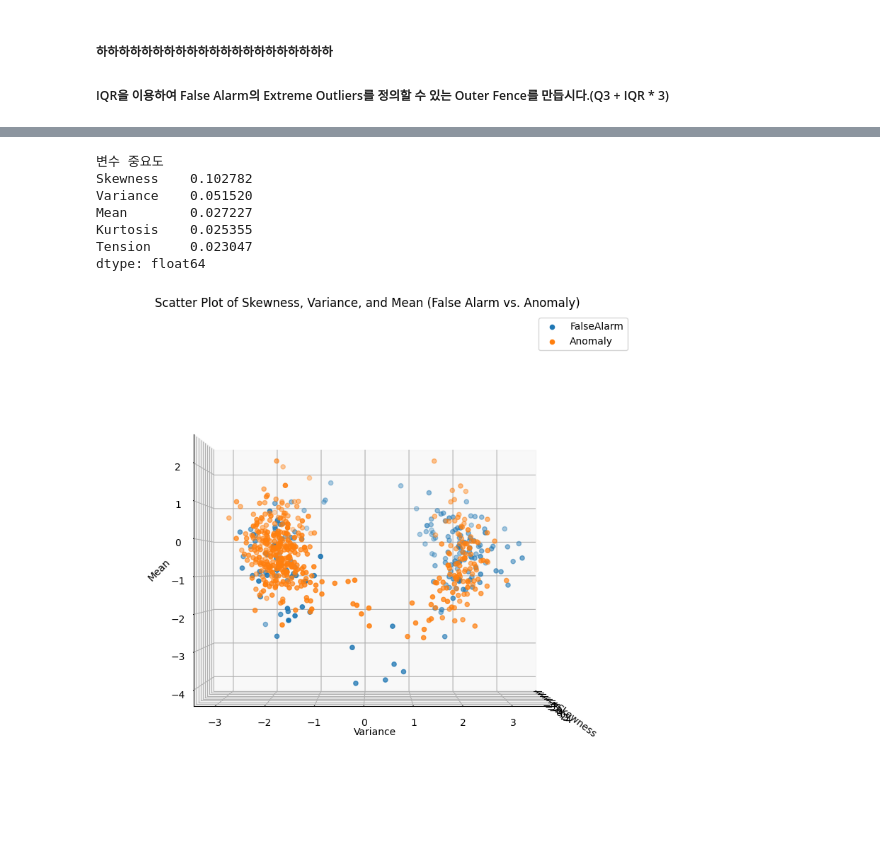
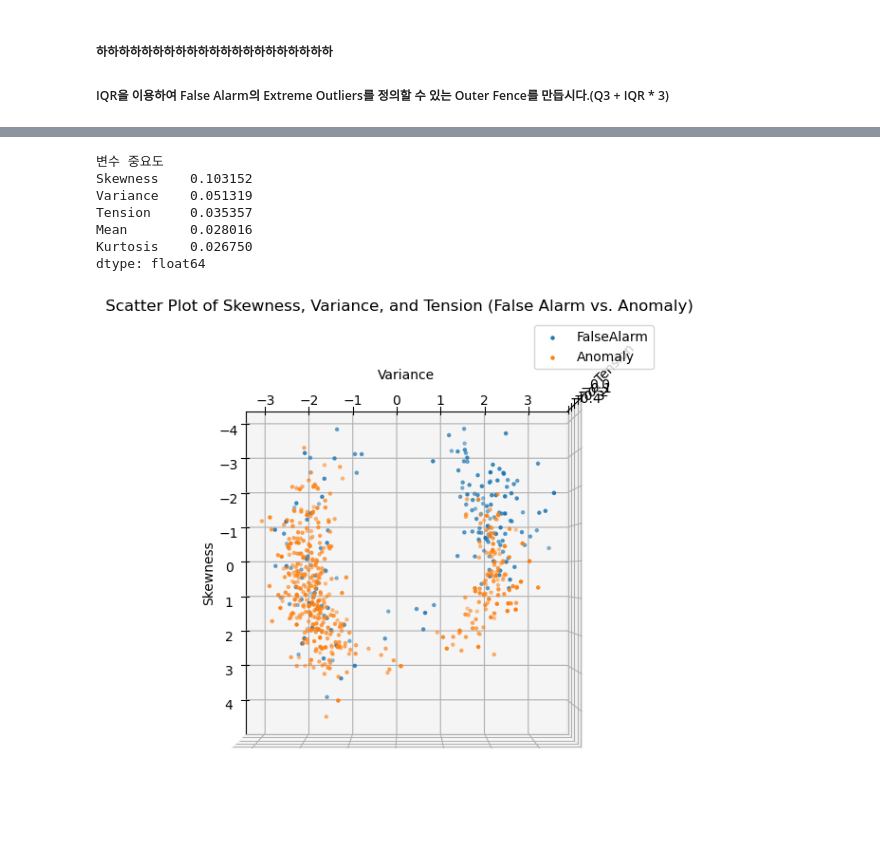
Before and after one commit to changyeon99/CapstoneDesign2, a Jupyter notebook: Oct_6th.ipynb, the cells around one changed output, grey strips where cells are left out. Saved outputs shown, nothing was run; the diff lists cells and outputs as text; code cells hidden in the pictures.

```diff
--- a/Oct_6th.ipynb
+++ b/Oct_6th.ipynb
@@ -299,7 +299,7 @@ importance_scores = importance_scores.sort_values(ascending=False)
 print('변수 중요도')
 print(importance_scores)
 
-fig = plt.figure(figsize=(12, 8))
+fig = plt.figure(figsize=(10, 5))
 
 ax = fig.add_subplot(111, projection='3d')
 tension = tb_data['Tension']
@@ -315,8 +315,8 @@ ax.set_xlabel('Tension', rotation=45)
 ax.set_ylabel('Mean', rotation=45)
 ax.set_zlabel('Skewness', rotation=45)
 
-azimuth_angle = -70
-elevation_angle = 10
+azimuth_angle = -0
+elevation_angle = 0
 ax.view_init(elev=elevation_angle, azim=azimuth_angle)
 
 ax.legend()
@@ -583,6 +583,7 @@ plt.show()
 
 fac_target = AEandAnomaly[(AEandAnomaly['Tension'] < outer_fence)]
 extreme_outliers = AEandAnomaly[(AEandAnomaly['Tension'] >= outer_fence)]
+fac_target = fac_target.reset_index(drop = False)
 fac_target # Control Limit은 넘었지만 Outer Fence는 안 넘음
 # extreme_outliers # FAC 필요 없이 아묻따 Anomaly. 바로 Type 분류하면 됨
 # %% [output]
@@ -607,44 +608,44 @@ X = fac_target[list_independent_variables]  # 독립 변수
 y = fac_target['Confusion Matrix']  # 타겟 변수
 
 # 상호 정보량 계산
 mutual_info = mutual_info_classif(X, y, discrete_features='auto', random_state=42)
 
 # 결과 출력
 importance_scores = pd.Series(mutual_info, index=X.columns)
 importance_scores = importance_scores.sort_values(ascending=False)
 print('변수 중요도')
 print(importance_scores)
 
-fig = plt.figure(figsize=(12, 8))
+fig = plt.figure(figsize=(10, 6))
 ax = fig.add_subplot(111, projection='3d')
 
 skewness = fac_target['Skewness']
 variance = fac_target['Variance']
-mean = fac_target['Mean']
-type = fac_target['Confusion Matrix']
+tension = fac_target['Tension']
+confusion_matrix = fac_target['Confusion Matrix']
 
 for t in fac_target['Confusion Matrix'].unique().tolist():
-    mask = type == t
-    ax.scatter(skewness[mask], variance[mask], mean[mask], label = t, marker = 'o')
+    mask = confusion_matrix == t
+    ax.scatter(skewness[mask], variance[mask], tension[mask], label = t, marker = '.')
 
 ax.set_xlabel('Skewness', rotation=45)
 ax.set_ylabel('Variance', rotation=45)
-ax.set_zlabel('Mean', rotation=45)
+ax.set_zlabel('Tension', rotation=45)
 
 azimuth_angle = 0
-elevation_angle = 0
+elevation_angle = 90
 ax.view_init(elev=elevation_angle, azim=azimuth_angle)
 
 ax.legend()
-plt.title('Scatter Plot of Skewness, Variance, and Mean (False Alarm vs. Anomaly)')
+plt.title('Scatter Plot of Skewness, Variance, and Tension (False Alarm vs. Anomaly)')
 plt.tight_layout()
 plt.show()
 # %% [output]
 변수 중요도
-Skewness    0.102782
-Variance    0.051520
-Mean        0.027227
-Kurtosis    0.025355
-Tension     0.023047
+Skewness    0.103152
+Variance    0.051319
+Tension     0.035357
+Mean        0.028016
+Kurtosis    0.026750
 dtype: float64
-[figure, old version]
+[figure, new version]
```
Also changed, not shown: parts of 29 cells of this notebook.
